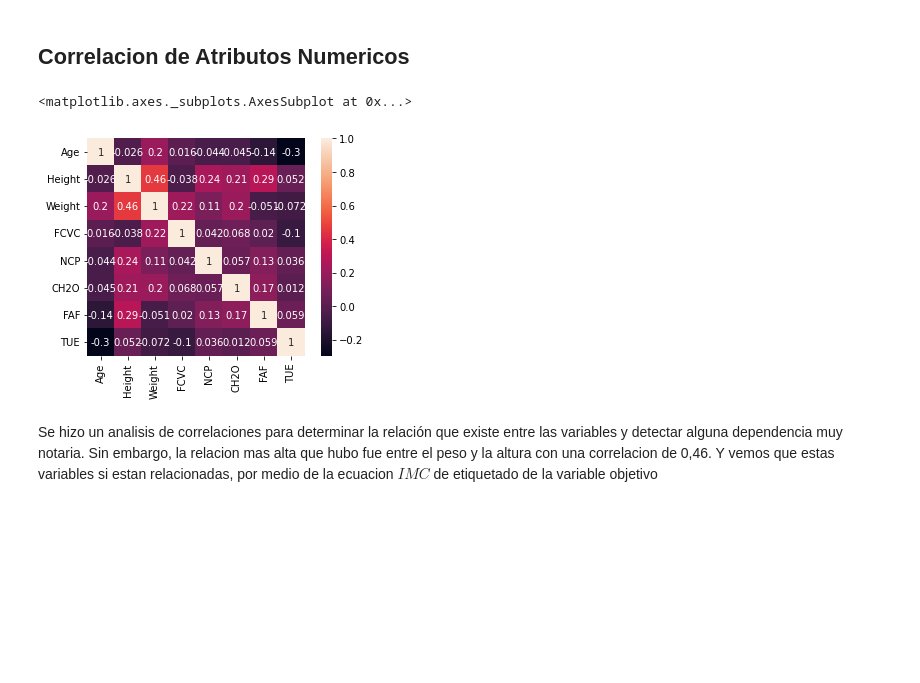
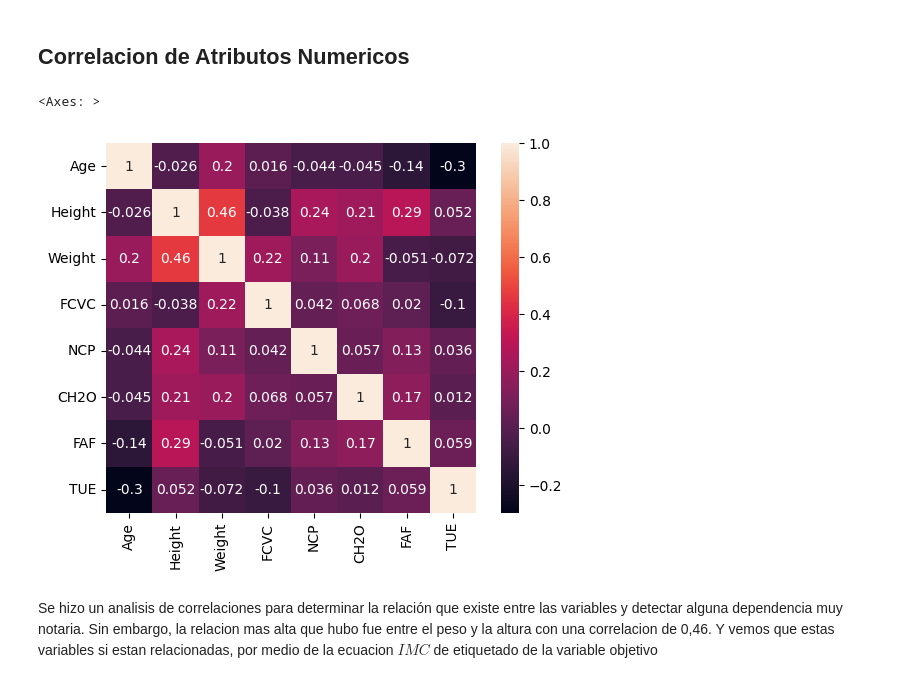
Before and after one commit to suribe06/Statistics, a Jupyter notebook: Proyecto_Estadistica.ipynb, the cells around one changed output. Saved outputs shown, nothing was run; the diff lists cells and outputs as text; code cells hidden in the pictures; blank space fills up the shorter version.

```diff
--- a/Proyecto_Estadistica.ipynb
+++ b/Proyecto_Estadistica.ipynb
@@ -158,12 +158,14 @@ plt.show()
 Con el diagrama de cajas podemos hacer un analisis de que la mayoria de los atributos estan agrupados a excepcion de la edad y el peso, que como se puede ver la tabla de indicadores estadisticos tienen una desviacion estandar alta. Tambien es importante destacar que los atributos de edad y NCP poseen varios datos atipicos.
 # %% [markdown]
 ## Correlacion de Atributos Numericos
-# %%
-#correlation
-sns.heatmap(data.corr(), square=True, annot=True)
-# %% [output]
-<matplotlib.axes._subplots.AxesSubplot at 0x...>
-[figure, removed]
+# %%
+#correlation
+numeric_cols = data.select_dtypes(include=['float64'])
+corr_matrix = numeric_cols.corr()
+sns.heatmap(corr_matrix, annot=True, square=True)
+# %% [output]
+<Axes: >
+[figure, added]
 # %% [markdown]
 Se hizo un analisis de correlaciones para determinar la relación que existe entre las variables y detectar alguna dependencia muy notaria. Sin embargo, la relacion mas alta que hubo fue entre el peso y la altura con una correlacion de 0,46. Y vemos que estas variables si estan relacionadas, por medio de la ecuacion $IMC$ de etiquetado de la variable objetivo
 # %%
```
Also changed, not shown: parts of 15 cells of this notebook, 1 other file.
